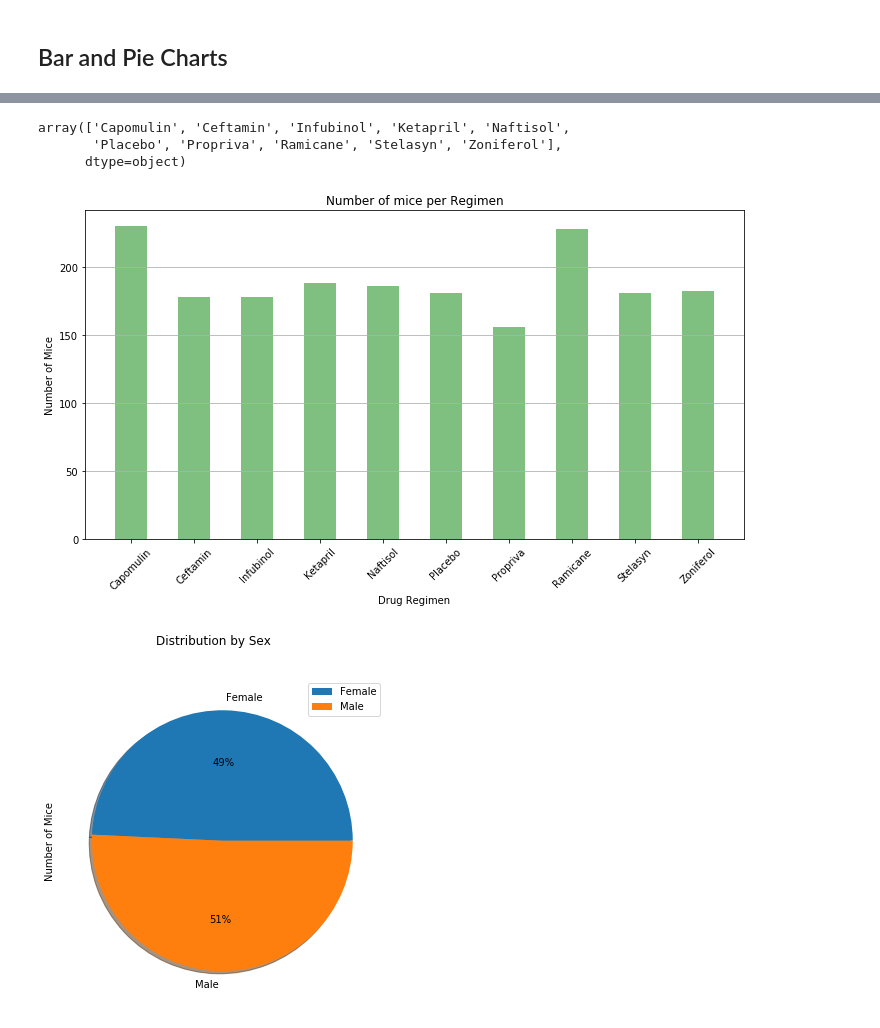
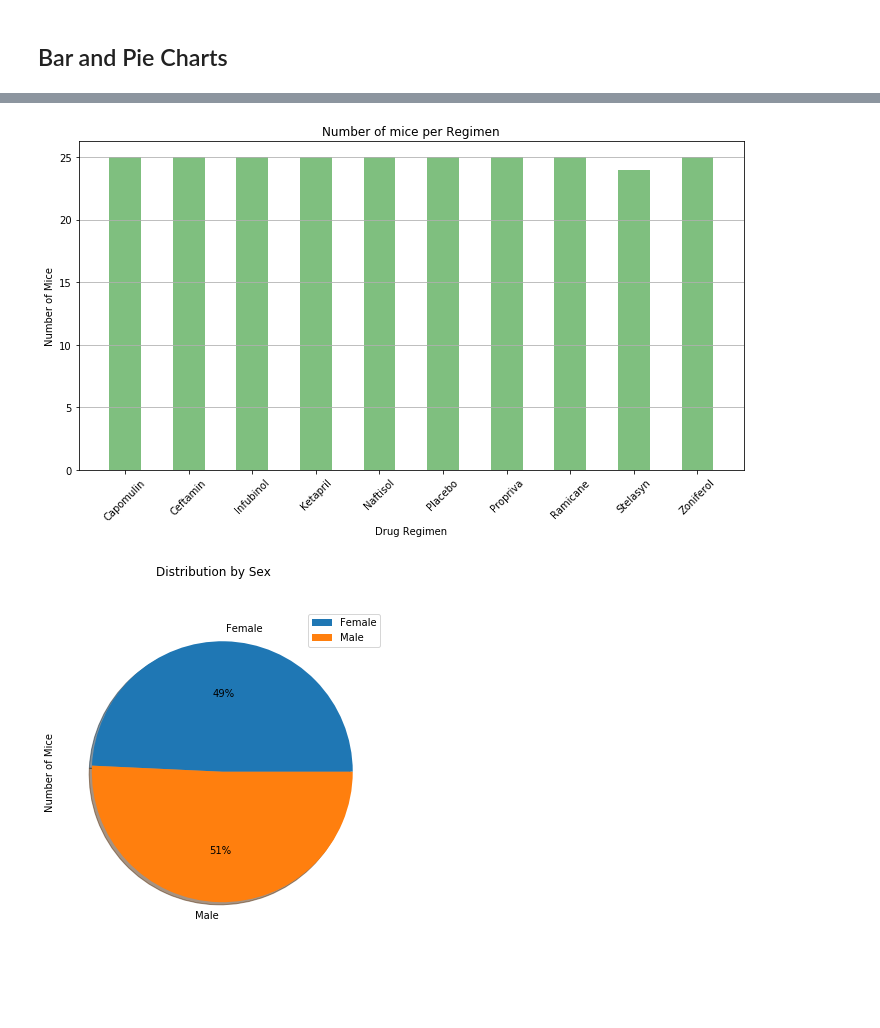
Before and after one commit to paulfhardy/matplotlib-challenge, a Jupyter notebook: pymaceuticals.ipynb, the cells around one changed output, grey strips where cells are left out. Drawn from its saved outputs; the diff is of its cells as text; code cells hidden in the pictures; blank space fills up the shorter version.

```diff
--- a/pymaceuticals.ipynb
+++ b/pymaceuticals.ipynb
@@ -169,3 +185,14 @@ drtg
 | Zoniferol | 53.236507 | 51.818479 | 48.533355 | 6.966589 | 0.516398 |
 # %% [markdown]
 ## Bar and Pie Charts
+# %%
+# Find the total number of mice per regimen, total mice in the study is 249, so total per regimen should add up to at most 249
+mouse_study_clean_df
+mouse_study_groupby_df = mouse_study_clean_df.groupby('Drug Regimen')
+
+mouse_study_groupby_df = mouse_study_groupby_df.agg({'Mouse ID':'nunique'})
+mouse_study_groupby_df = mouse_study_groupby_df.reset_index(inplace= False)
+
+mouse_study_groupby_df = mouse_study_groupby_df[['Drug Regimen','Mouse ID']]
+
+mouse_study_groupby_df
@@ -172,8 +227,8 @@ drtg
 # %%
-# Generate a bar plot showing the total number of mice for each treatment throughout the course of the study using pandas.
-
+#2 BAR PLOTS
+# Generate a bar plot showing the total number of mice for each treatment throughout the course of the study using pyplot.
 mouse_study_clean_df
-mouse_study_groupby_df = pd.DataFrame(mouse_study_clean_df.groupby(['Drug Regimen']).count()['Mouse ID'])
-mouse_study_groupby_df= mouse_study_groupby_df.rename(columns = { 'Mouse ID' : "Number of Mice"})
-mouse_study_groupby_df
+# mouse_study_groupby_df = pd.DataFrame(mouse_study_clean_df.groupby(['Drug Regimen']).count()['Mouse ID'])
+# mouse_study_groupby_df= mouse_study_groupby_df.rename(columns = { 'Mouse ID' : "Number of Mice"})
+mouse_study_groupby_df.index.values
 # %% [output]
@@ -200,28 +236,20 @@ plt.show()
-# %%
-#2 Generate a bar plot showing the total number of mice for each treatment throughout the course of the study using pyplot.
-mouse_study_clean_df
-mouse_study_groupby_df = pd.DataFrame(mouse_study_clean_df.groupby(['Drug Regimen']).count()['Mouse ID'])
-mouse_study_groupby_df= mouse_study_groupby_df.rename(columns = { 'Mouse ID' : "Number of Mice"})
-mouse_study_groupby_df.index.values
-# %% [output]
-array(['Capomulin', 'Ceftamin', 'Infubinol', 'Ketapril', 'Naftisol',
-       'Placebo', 'Propriva', 'Ramicane', 'Stelasyn', 'Zoniferol'],
-      dtype=object)
 # %%
 # Generate a bar plot showing the total number of mice for each treatment throughout the course of the study using pyplot.
 
 x_axis = np.arange(len(mouse_study_groupby_df))
 tick_locations = [value for value in x_axis]
 plt.figure(figsize=(10,6))
-plt.bar(x_axis, mouse_study_groupby_df["Number of Mice"], color= 'g', alpha=0.5, align="center" , width = .5)
 
-plt.xticks(tick_locations, mouse_study_groupby_df.index, rotation="45")
+#Plot using matplotlib.plot()
+plt.bar(x_axis, mouse_study_groupby_df["Mouse ID"], color= 'green', alpha=0.5, align="center" , width = .5)
+
+plt.xticks(tick_locations, mouse_study_groupby_df["Drug Regimen"], rotation="45")
 plt.title("Number of mice per Regimen")
 plt.xlabel("Drug Regimen")
 plt.ylabel("Number of Mice")
 plt.grid(axis = 'y')
 plt.tight_layout()
 plt.show()
 # %% [output]
-[figure, old version]
+[figure, new version]
 # %%
```
Also changed, not shown: parts of 16 cells of this notebook.
